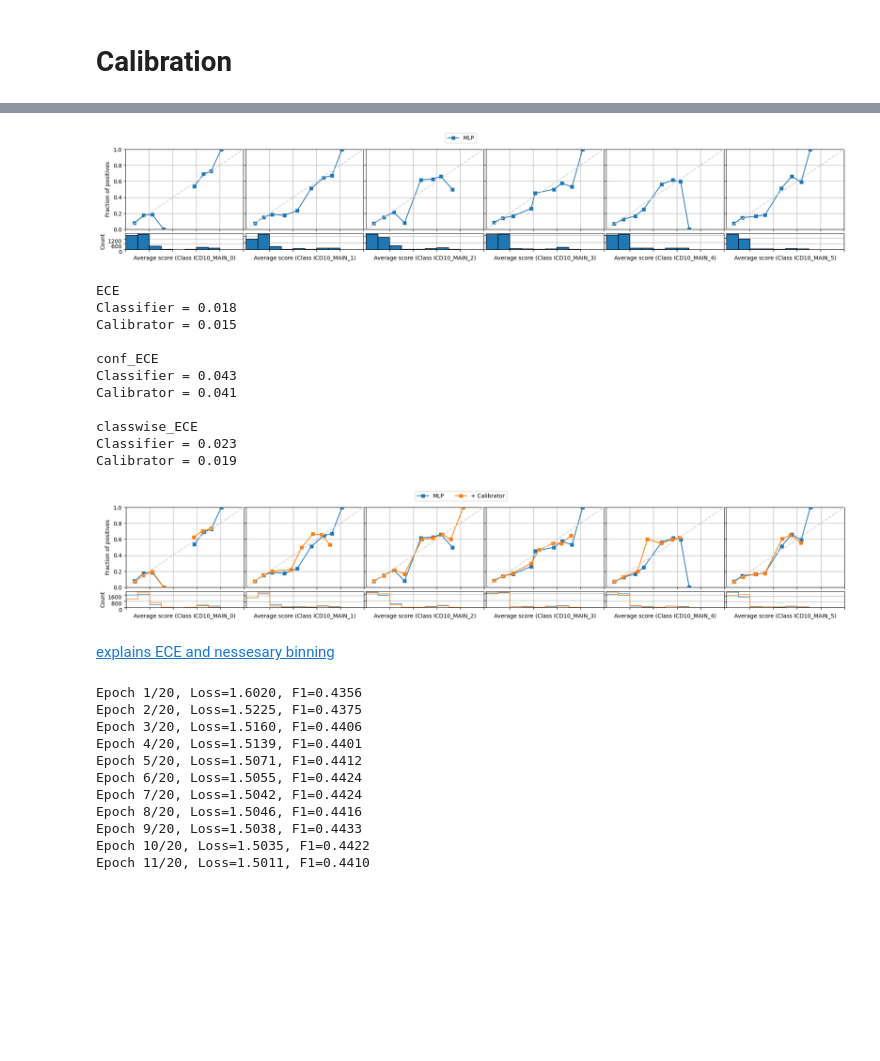
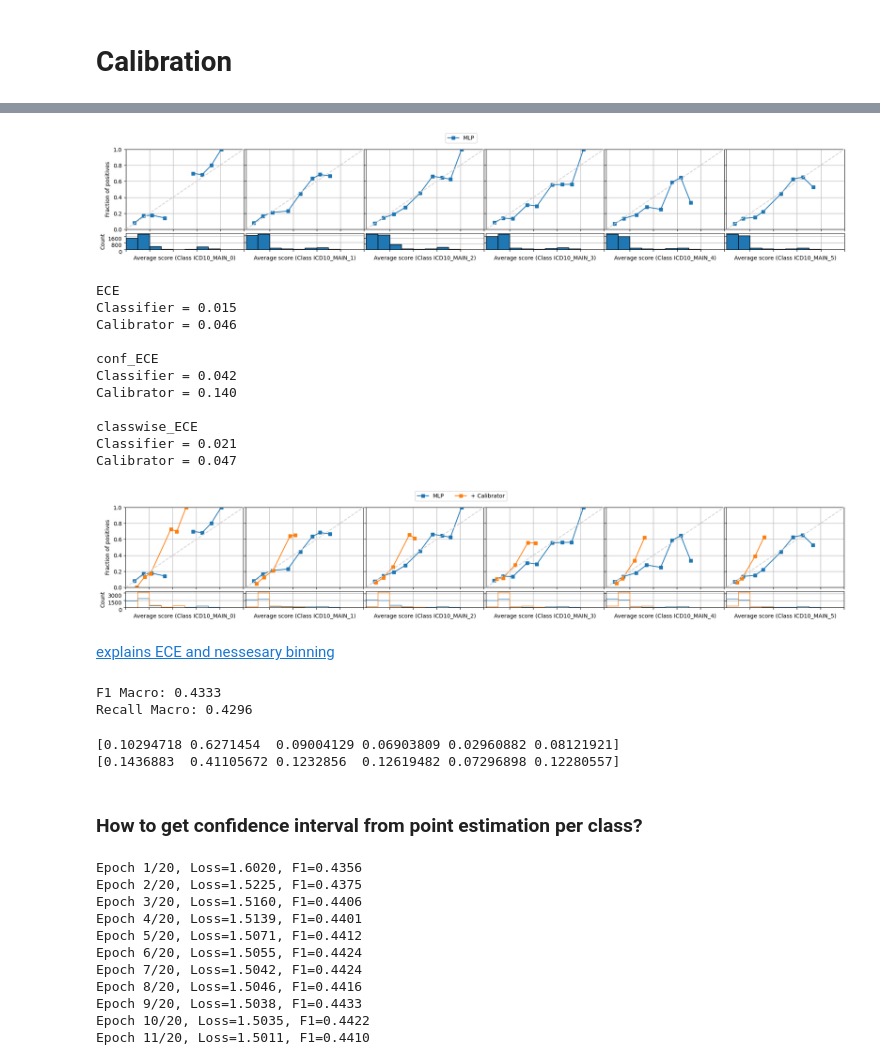
Before and after one commit to luuk005/uncertainty-aware-diagnosis, a Jupyter notebook: Demo.ipynb, the cells around one changed output, grey strips where cells are left out. Drawn from its saved outputs; the diff is of its cells as text; code cells hidden in the pictures; blank space fills up the shorter version.

```diff
--- a/Demo.ipynb
+++ b/Demo.ipynb
@@ -194,8 +194,8 @@ X_test = ds_test.X.cpu().numpy()
 y_test = ds_test.y.cpu().numpy()
 # %%
 # variables
-num_epochs = 10
-early_stopping_patience = 5
+num_epochs = 25
+early_stopping_patience = 10
 learn_rate = 1e-3
 dropout = 0.2
 hidden_dim = 256
@@ -238,7 +246,7 @@ _ = plot_reliability_diagram(
     class_names=list(ds_test.classes),
 )
 # %% [output]
-[figure, old version]
+[figure, new version]
 # %%
 # 1) get your raw logits from the MLP
 props_val  = model.predict_proba(ds_val.X)   # shape (n_val, n_classes)
@@ -246,43 +254,73 @@ probs_test = model.predict_proba(ds_test.X)  # shape (n_test, n_classes)
 
 # 2) instantiate & fit the pycalib logistic (Platt) calibrator
 calibrator = LogisticCalibration(
-    C=1.0,
+    C=0.002,
     solver='lbfgs',
     multi_class='multinomial',
     log_transform=True
 )
 calibrator.fit(props_val, y_val)
 
 # 3) use it to get calibrated probabilities on your test set
 probs_calibrated = calibrator.predict_proba(probs_test)  # shape (n_test, n_classes)
 
 _ = plot_reliability_diagram(
     ds_test.y.numpy(),
     [probs_test, probs_calibrated],
     legend=["MLP", "+ Calibrator"],
     class_names=list(ds_test.classes),
 )
 
 for metric in ECE, conf_ECE, classwise_ECE:
     print(metric.__name__)
     print("Classifier = {:.3f}".format(metric(ds_test.y.numpy(), probs_test, bins=15)))
     print("Calibrator = {:.3f}".format(metric(ds_test.y.numpy(), probs_calibrated, bins=15)))
     print("")
 # %% [output]
 ECE
-Classifier = 0.018
-Calibrator = 0.015
+Classifier = 0.015
+Calibrator = 0.046
 
 conf_ECE
-Classifier = 0.043
-Calibrator = 0.041
+Classifier = 0.042
+Calibrator = 0.140
 
 classwise_ECE
-Classifier = 0.023
-Calibrator = 0.019
+Classifier = 0.021
+Calibrator = 0.047
-[figure, old version]
+[figure, new version]
 # %% [markdown]
 [explains ECE and nessesary binning](https://towardsdatascience.com/expected-calibration-error-ece-a-step-by-step-visual-explanation-with-python-code-c3e9aa12937d/)
+# %%
+# Convert calibrated probabilities to predicted classes
+y_pred_calibrated = torch.argmax(torch.tensor(probs_calibrated), dim=1)
+
+# Initialize metrics
+f1_macro = F1Score(task="multiclass", average="macro", num_classes=len(ds_test.classes))
+recall_macro = Recall(task="multiclass", average="macro", num_classes=len(ds_test.classes))
+
+# Update metrics with predictions and true labels
+f1_macro.update(y_pred_calibrated, ds_test.y)
+recall_macro.update(y_pred_calibrated, ds_test.y)
+
+# Compute final values
+final_f1 = f1_macro.compute()
+final_recall = recall_macro.compute()
+
+# Print results
+print(f"F1 Macro: {final_f1:.4f}")
+print(f"Recall Macro: {final_recall:.4f}")
+# %% [output]
+F1 Macro: 0.4333
+Recall Macro: 0.4296
+# %%
+print(probs_test[0])
+print(probs_calibrated[0])
+# %% [output]
+[0.10294718 0.6271454  0.09004129 0.06903809 0.02960882 0.08121921]
+[0.1436883  0.41105672 0.1232856  0.12619482 0.07296898 0.12280557]
+# %% [markdown]
+### How to get confidence interval from point estimation per class?
 # %%
 cal = CalibratedClassifierCV(estimator=model, method="sigmoid", cv="prefit")
 cal.fit(ds_val.X.numpy(), ds_val.y.numpy())
```
Also changed, not shown: parts of 1 cell of this notebook, 1 other file.
